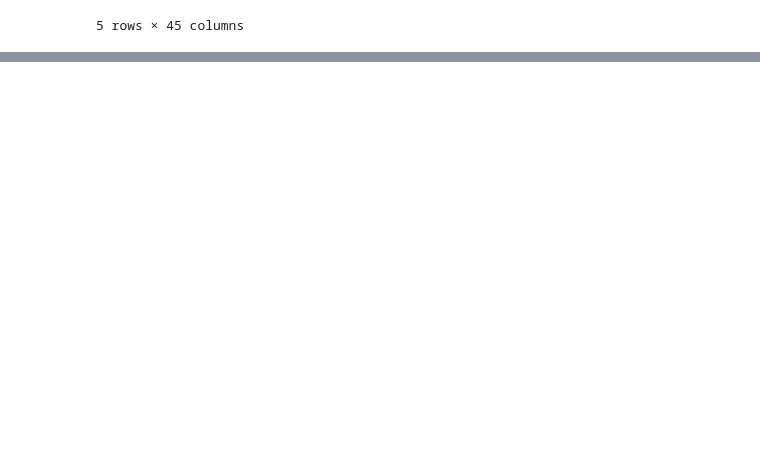
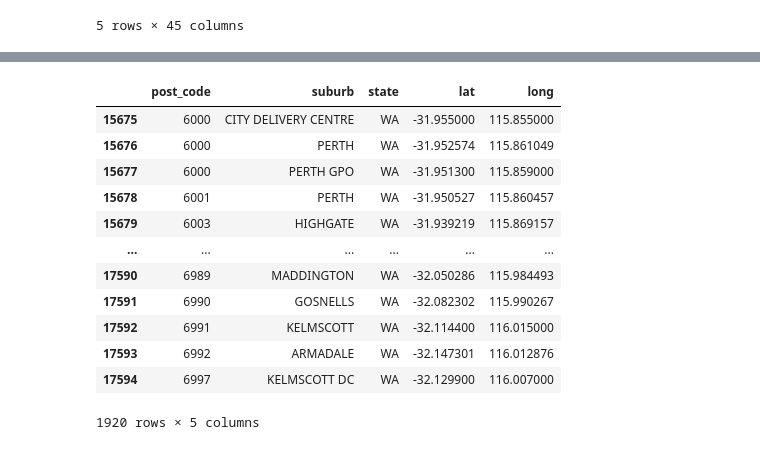
Before and after one commit to dalemunroe/Project-2, a Jupyter notebook: Project 2.ipynb, the cells around one changed output, grey strips where cells are left out. Drawn from its saved outputs; the diff is of its cells as text; code cells hidden in the pictures; blank space fills up the shorter version.

```diff
--- a/Project 2.ipynb
+++ b/Project 2.ipynb
@@ -131,0 +255,20 @@ solar_metadata_WAonly_df.to_sql(name='solar_metadata_waonly', con=engine, if_exi
+# %%
+# Filter down to WA only
+postcode_metadata_WAonly_df = postcode_df[(postcode_df["post_code"] >= 6000) &
+                            (postcode_df["post_code"] < 7000)]
+
+postcode_metadata_WAonly_df
+# %% [output]
+|  | post_code | suburb | state | lat | long |
+| 15675 | 6000 | CITY DELIVERY CENTRE | WA | -31.955000 | 115.855000 |
+| 15676 | 6000 | PERTH | WA | -31.952574 | 115.861049 |
+| 15677 | 6000 | PERTH GPO | WA | -31.951300 | 115.859000 |
+| 15678 | 6001 | PERTH | WA | -31.950527 | 115.860457 |
+| 15679 | 6003 | HIGHGATE | WA | -31.939219 | 115.869157 |
+| ... | ... | ... | ... | ... | ... |
+| 17590 | 6989 | MADDINGTON | WA | -32.050286 | 115.984493 |
+| 17591 | 6990 | GOSNELLS | WA | -32.082302 | 115.990267 |
+| 17592 | 6991 | KELMSCOTT | WA | -32.114400 | 116.015000 |
+| 17593 | 6992 | ARMADALE | WA | -32.147301 | 116.012876 |
+| 17594 | 6997 | KELMSCOTT DC | WA | -32.129900 | 116.007000 |
+1920 rows × 5 columns
```
Also changed, not shown: parts of 28 cells of this notebook, 8 other files.
